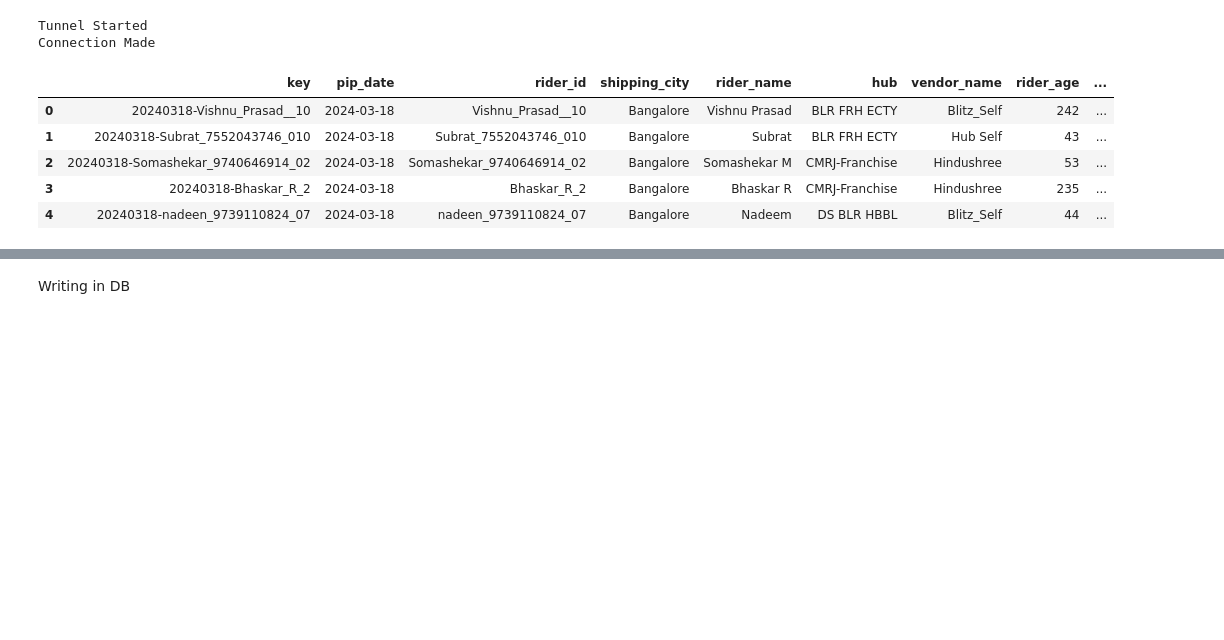
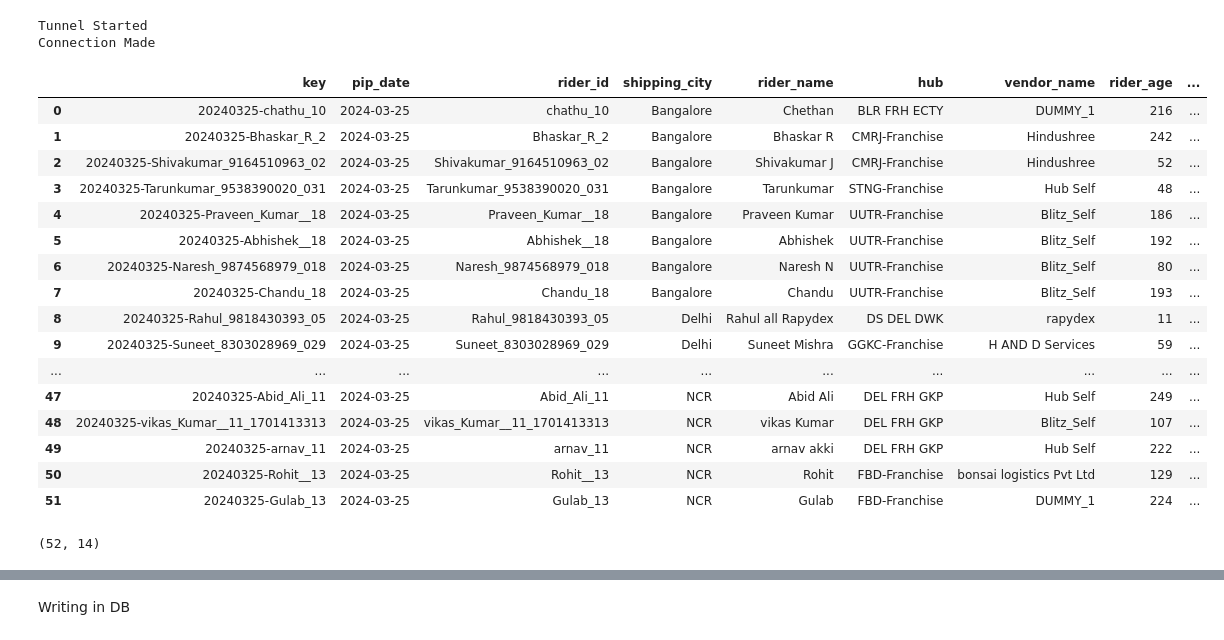
Before and after one commit to akshaygrows/akshaygrows, a Jupyter notebook: rider_messages/rider_pip_start.ipynb, the cells around one changed output, grey strips where cells are left out. Saved outputs shown, nothing was run; the diff lists cells and outputs as text; code cells hidden in the pictures; blank space fills up the shorter version.

```diff
--- a/rider_messages/rider_pip_start.ipynb
+++ b/rider_messages/rider_pip_start.ipynb
@@ -14,11 +14,26 @@ with open(query_path, 'r') as file:
     custom_query = file.read()
 df_pip = pd.read_sql(custom_query,conn)
 # %%
-df_pip.head()
+df_pip
 # %% [output]
 |  | key | pip_date | rider_id | shipping_city | rider_name | hub | vendor_name | rider_age | ... |
-| 0 | 20240318-Vishnu_Prasad__10 | 2024-03-18 | Vishnu_Prasad__10 | Bangalore | Vishnu Prasad | BLR FRH ECTY | Blitz_Self | 242 | ... |
-| 1 | 20240318-Subrat_7552043746_010 | 2024-03-18 | Subrat_7552043746_010 | Bangalore | Subrat | BLR FRH ECTY | Hub Self | 43 | ... |
-| 2 | 20240318-Somashekar_9740646914_02 | 2024-03-18 | Somashekar_9740646914_02 | Bangalore | Somashekar M | CMRJ-Franchise | Hindushree | 53 | ... |
-| 3 | 20240318-Bhaskar_R_2 | 2024-03-18 | Bhaskar_R_2 | Bangalore | Bhaskar R | CMRJ-Franchise | Hindushree | 235 | ... |
-| 4 | 20240318-nadeen_9739110824_07 | 2024-03-18 | nadeen_9739110824_07 | Bangalore | Nadeem | DS BLR HBBL | Blitz_Self | 44 | ... |
+| 0 | 20240325-chathu_10 | 2024-03-25 | chathu_10 | Bangalore | Chethan | BLR FRH ECTY | DUMMY_1 | 216 | ... |
+| 1 | 20240325-Bhaskar_R_2 | 2024-03-25 | Bhaskar_R_2 | Bangalore | Bhaskar R | CMRJ-Franchise | Hindushree | 242 | ... |
+| 2 | 20240325-Shivakumar_9164510963_02 | 2024-03-25 | Shivakumar_9164510963_02 | Bangalore | Shivakumar J | CMRJ-Franchise | Hindushree | 52 | ... |
+| 3 | 20240325-Tarunkumar_9538390020_031 | 2024-03-25 | Tarunkumar_9538390020_031 | Bangalore | Tarunkumar | STNG-Franchise | Hub Self | 48 | ... |
+| 4 | 20240325-Praveen_Kumar__18 | 2024-03-25 | Praveen_Kumar__18 | Bangalore | Praveen Kumar | UUTR-Franchise | Blitz_Self | 186 | ... |
+| 5 | 20240325-Abhishek__18 | 2024-03-25 | Abhishek__18 | Bangalore | Abhishek | UUTR-Franchise | Blitz_Self | 192 | ... |
+| 6 | 20240325-Naresh_9874568979_018 | 2024-03-25 | Naresh_9874568979_018 | Bangalore | Naresh N | UUTR-Franchise | Blitz_Self | 80 | ... |
+| 7 | 20240325-Chandu_18 | 2024-03-25 | Chandu_18 | Bangalore | Chandu | UUTR-Franchise | Blitz_Self | 193 | ... |
+| 8 | 20240325-Rahul_9818430393_05 | 2024-03-25 | Rahul_9818430393_05 | Delhi | Rahul all Rapydex | DS DEL DWK | rapydex | 11 | ... |
+| 9 | 20240325-Suneet_8303028969_029 | 2024-03-25 | Suneet_8303028969_029 | Delhi | Suneet Mishra | GGKC-Franchise | H AND D Services | 59 | ... |
+| ... | ... | ... | ... | ... | ... | ... | ... | ... | ... |
+| 47 | 20240325-Abid_Ali_11 | 2024-03-25 | Abid_Ali_11 | NCR | Abid Ali | DEL FRH GKP | Hub Self | 249 | ... |
+| 48 | 20240325-vikas_Kumar__11_1701413313 | 2024-03-25 | vikas_Kumar__11_1701413313 | NCR | vikas Kumar | DEL FRH GKP | Blitz_Self | 107 | ... |
+| 49 | 20240325-arnav_11 | 2024-03-25 | arnav_11 | NCR | arnav akki | DEL FRH GKP | Hub Self | 222 | ... |
+| 50 | 20240325-Rohit__13 | 2024-03-25 | Rohit__13 | NCR | Rohit | FBD-Franchise | bonsai logistics Pvt Ltd | 129 | ... |
+| 51 | 20240325-Gulab_13 | 2024-03-25 | Gulab_13 | NCR | Gulab | FBD-Franchise | DUMMY_1 | 224 | ... |
+# %%
+print(df_pip.shape)
+# %% [output]
+(52, 14)
```
Also changed, not shown: parts of 6 cells of this notebook.
